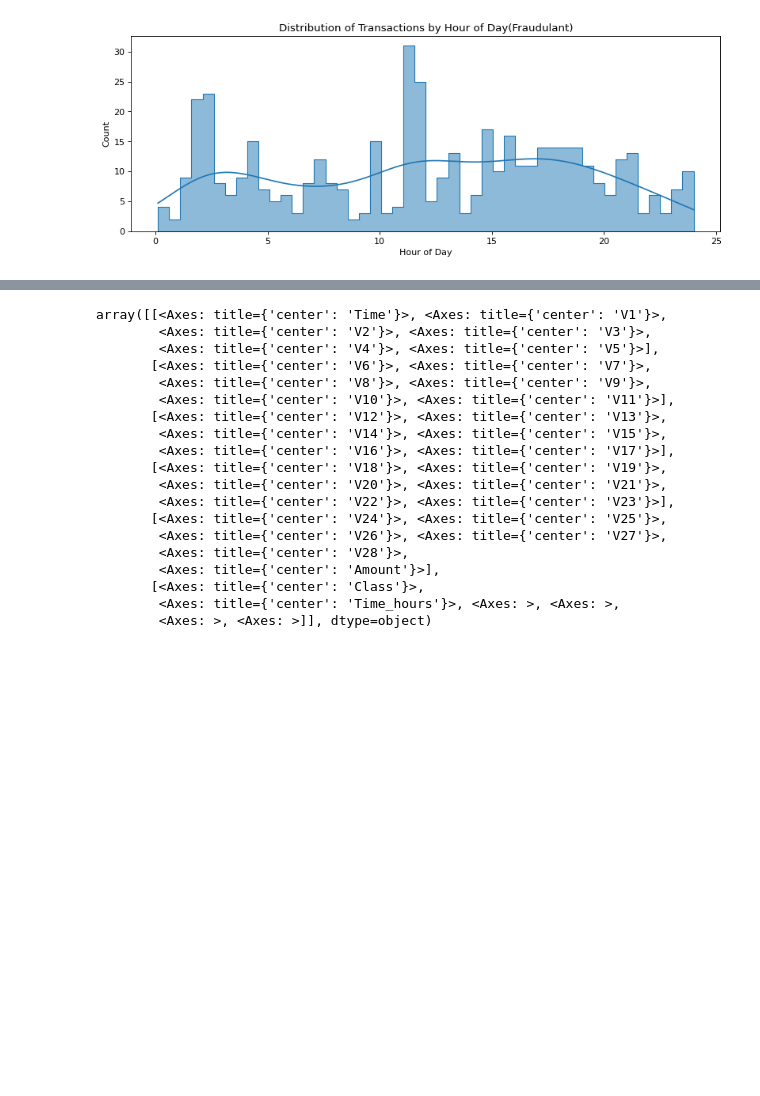
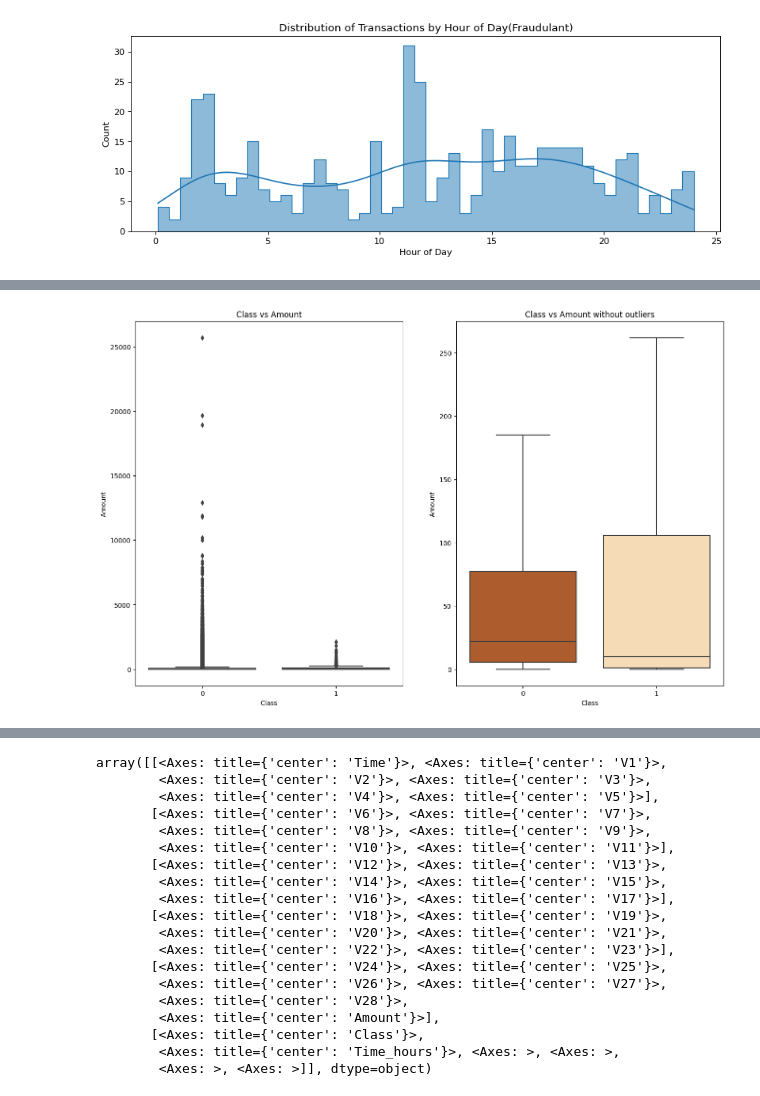
Before and after one commit to sweeksss/CreditCardFraudDetection, a Jupyter notebook: fraud_detection_model_isolationforest.ipynb, the cells around one changed output, grey strips where cells are left out. Cells and saved outputs as stored; diff of their text form; code cells hidden in the pictures; blank space fills up the shorter version.

```diff
--- a/fraud_detection_model_isolationforest.ipynb
+++ b/fraud_detection_model_isolationforest.ipynb
@@ -158,0 +256,15 @@ plt.show()
+# %%
+
+
+fig, axes = plt.subplots(ncols=2, figsize=(16,10))
+colors = ['#C35617', '#FFDEAD']
+
+sns.boxplot(x="Class", y="Amount", data=df_unique, palette = colors, ax=axes[0], showfliers=True)
+axes[0].set_title('Class vs Amount')
+
+sns.boxplot(x="Class", y="Amount", data=df_unique, palette = colors, ax=axes[1], showfliers=False)
+axes[1].set_title('Class vs Amount without outliers')
+
+plt.show();
+# %% [output]
+[figure, added]
```
Also changed, not shown: parts of 101 cells of this notebook.
